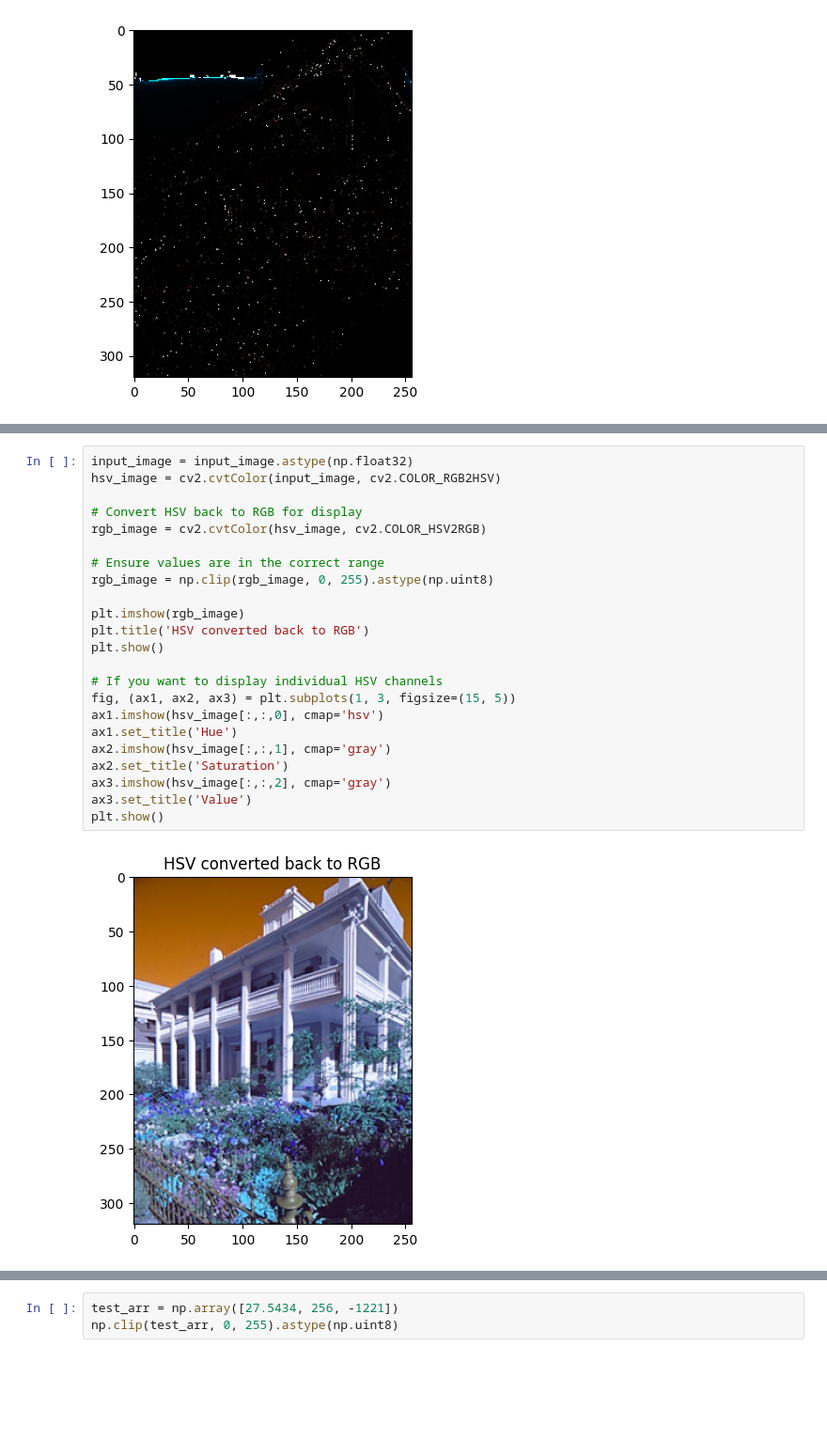
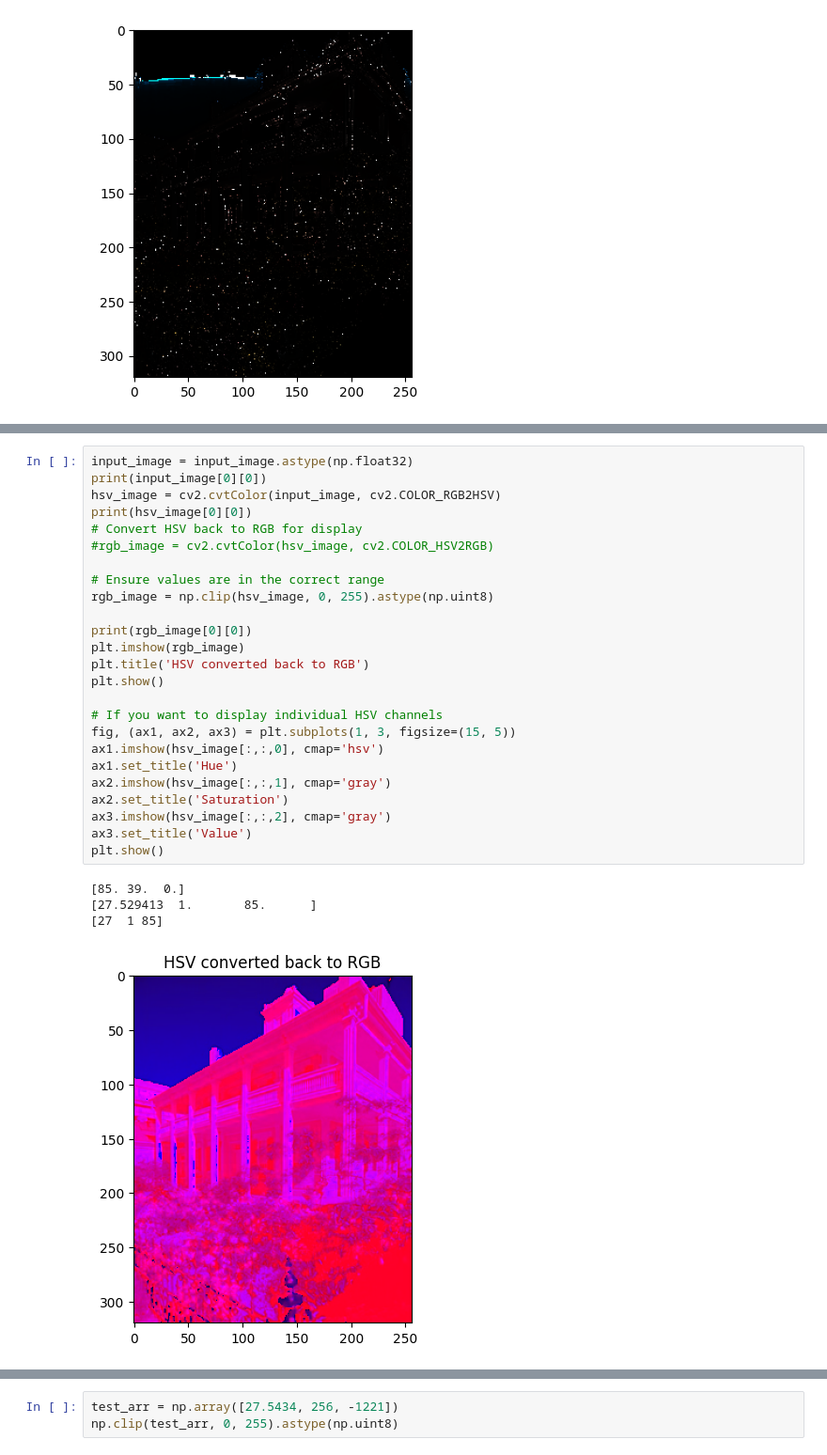
Before and after one commit to cisaic/cv1-lab-1, a Jupyter notebook: test_files/test-notebook.ipynb, the cells around one changed output, grey strips where cells are left out. Shown at 94% size. Saved outputs shown, nothing was run; the diff lists cells and outputs as text; blank space fills up the shorter version.

```diff
--- a/test_files/test-notebook.ipynb
+++ b/test_files/test-notebook.ipynb
@@ -169,28 +169,33 @@ array([[[  0,  39,  85],
 # %%
 input_image = input_image.astype(np.float32)
+print(input_image[0][0])
 hsv_image = cv2.cvtColor(input_image, cv2.COLOR_RGB2HSV)
-
+print(hsv_image[0][0])
 # Convert HSV back to RGB for display
-rgb_image = cv2.cvtColor(hsv_image, cv2.COLOR_HSV2RGB)
+#rgb_image = cv2.cvtColor(hsv_image, cv2.COLOR_HSV2RGB)
 
 # Ensure values are in the correct range
-rgb_image = np.clip(rgb_image, 0, 255).astype(np.uint8)
+rgb_image = np.clip(hsv_image, 0, 255).astype(np.uint8)
 
+print(rgb_image[0][0])
 plt.imshow(rgb_image)
 plt.title('HSV converted back to RGB')
 plt.show()
 
 # If you want to display individual HSV channels
 fig, (ax1, ax2, ax3) = plt.subplots(1, 3, figsize=(15, 5))
 ax1.imshow(hsv_image[:,:,0], cmap='hsv')
 ax1.set_title('Hue')
 ax2.imshow(hsv_image[:,:,1], cmap='gray')
 ax2.set_title('Saturation')
 ax3.imshow(hsv_image[:,:,2], cmap='gray')
 ax3.set_title('Value')
 plt.show()
 # %% [output]
+[85. 39.  0.]
+[27.529413  1.       85.      ]
+[27  1 85]
-[figure, old version]
+[figure, new version]
 [figure]
 # %%
 test_arr = np.array([27.5434, 256, -1221])
```
Also changed, not shown: parts of 2 cells of this notebook.
